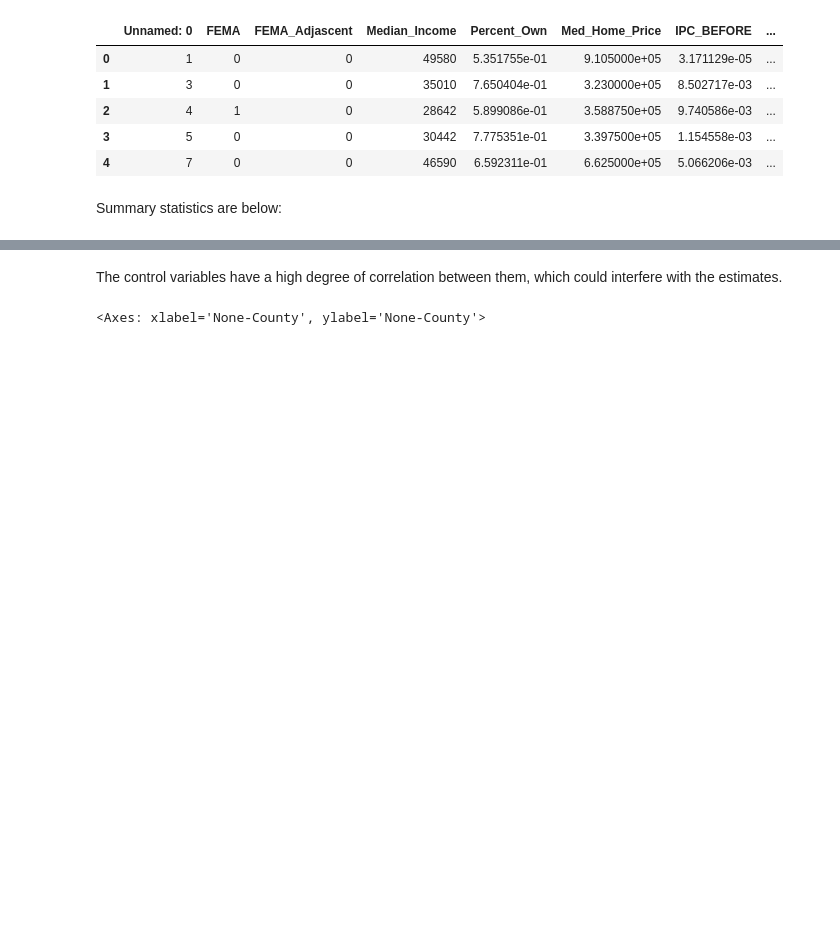
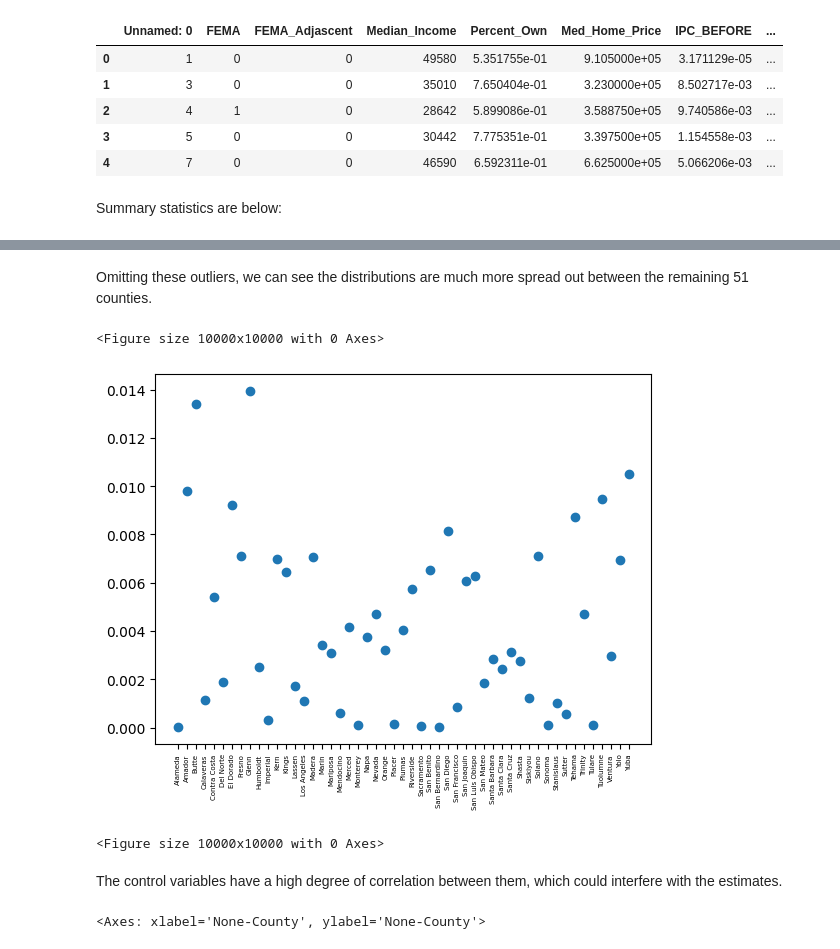
Before and after one commit to TheoDubus97/Final-project, a Jupyter notebook: 294A_Final_Project.ipynb, the cells around one changed output, grey strips where cells are left out. Cells and saved outputs as stored; diff of their text form; code cells hidden in the pictures; blank space fills up the shorter version.

```diff
--- a/294A_Final_Project.ipynb
+++ b/294A_Final_Project.ipynb
@@ -96,3 +81,18 @@ plot2data = TD1[]
+# %% [markdown]
+Omitting these outliers, we can see the distributions are much more spread out between the remaining 51 counties.
+# %%
+mask = TD1['County'].isin(['Lake', 'Mono'])
+plot2data = TD1[~mask]
+x2 = plot2data['County']
+y2 = plot2data['IPC']
+
+plt.scatter(x2, y2)
+plt.xticks(size=5, rotation=90)
+plt.figure(figsize=(100, 100))
+# %% [output]
+<Figure size 10000x10000 with 0 Axes>
+[figure, added]
+<Figure size 10000x10000 with 0 Axes>
 # %% [markdown]
 The control variables have a high degree of correlation between them, which could interfere with the estimates.
 # %%
```
Also changed, not shown: parts of 4 cells of this notebook.
